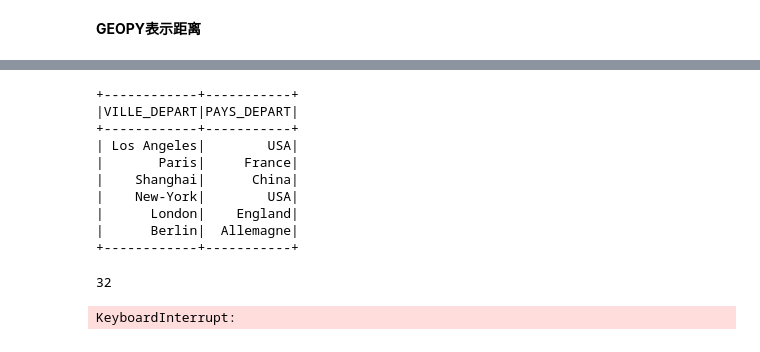
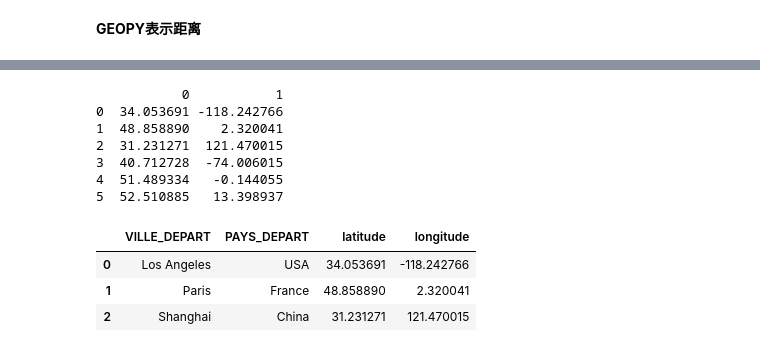
Before and after one commit to lvga1228/NF26_DATAWAREHOUSE, a Jupyter notebook: BDD_BGES/test.ipynb, the cells around one changed output, grey strips where cells are left out. Drawn from its saved outputs; the diff is of its cells as text; code cells hidden in the pictures.

```diff
--- a/BDD_BGES/test.ipynb
+++ b/BDD_BGES/test.ipynb
@@ -580,24 +580,6 @@ print((location_london.latitude, location_london.longitude))
 (40.7127281, -74.0060152)
 (52.510885, 13.3989367)
 (51.4893335, -0.14405508452768728)
-# %%
-sdf_lat_lon_paris = sdf_mission_paris.select('VILLE_DEPART','PAYS_DEPART','VILLE_DESTINATION','PAYS_DESTINATION','TRANSPORT','ALLER_RETOUR')
-psdf_lat_lon_paris = sdf_lat_lon_paris.toPandas()
-psdf_lat_lon_paris.head(3)
-sdf_mission_paris.select('VILLE_DEPART','PAYS_DEPART').distinct().show()
-sdf_mission_paris.select('VILLE_DESTINATION','PAYS_DESTINATION').distinct().count()
-# %% [output]
-+------------+-----------+
-|VILLE_DEPART|PAYS_DEPART|
-+------------+-----------+
-| Los Angeles|        USA|
-|       Paris|     France|
-|    Shanghai|      China|
-|    New-York|        USA|
-|      London|    England|
-|      Berlin|  Allemagne|
-+------------+-----------+
-32
 # %%
 def get_lat_lon(city, country,):
     try:
@@ -609,8 +591,26 @@ def get_lat_lon(city, country,):
     except Exception as e:
         print(f"Error retrieving coordinates for {city}, {country}: {e}")
         return None, None
-
-
-psdf_lat_lon_paris[['Latitude_depart', 'Longitude_depart']] = psdf_lat_lon_paris.apply(lambda row: pd.Series(get_lat_lon(row['VILLE_DEPART'], row['PAYS_DEPART'])),axis=1)
+sdf_lat_lon_paris = sdf_mission_paris.select('VILLE_DEPART','PAYS_DEPART','VILLE_DESTINATION','PAYS_DESTINATION','TRANSPORT','ALLER_RETOUR')
+psdf_lat_lon_paris = sdf_lat_lon_paris.toPandas()
+psdf_lat_lon_paris.head(3)
+sdf0=sdf_mission_paris.select('VILLE_DEPART','PAYS_DEPART').distinct()
+psdf0 = sdf0.toPandas()
+results_depart=psdf0.apply(lambda row:pd.Series(get_lat_lon(row['VILLE_DEPART'], row['PAYS_DEPART'])), axis=1)
+print(results_depart)
 # %% [output]
-KeyboardInterrupt:
+           0           1
+0  34.053691 -118.242766
+1  48.858890    2.320041
+2  31.231271  121.470015
+3  40.712728  -74.006015
+4  51.489334   -0.144055
+5  52.510885   13.398937
+# %%
+psdf0[['latitude', 'longitude']] = results_depart
+psdf0.head(3)
+# %% [output]
+|  | VILLE_DEPART | PAYS_DEPART | latitude | longitude |
+| 0 | Los Angeles | USA | 34.053691 | -118.242766 |
+| 1 | Paris | France | 48.858890 | 2.320041 |
+| 2 | Shanghai | China | 31.231271 | 121.470015 |
```
Also changed, not shown: parts of 9 cells of this notebook.
